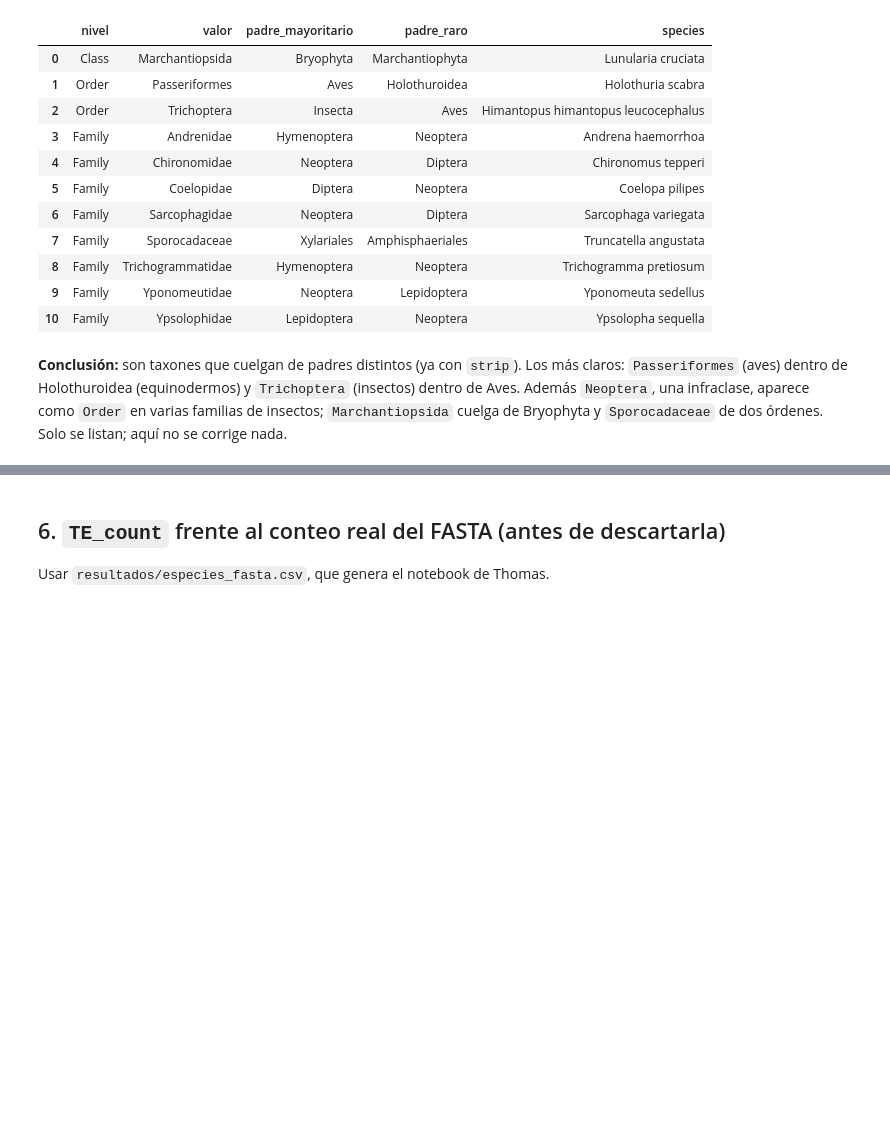
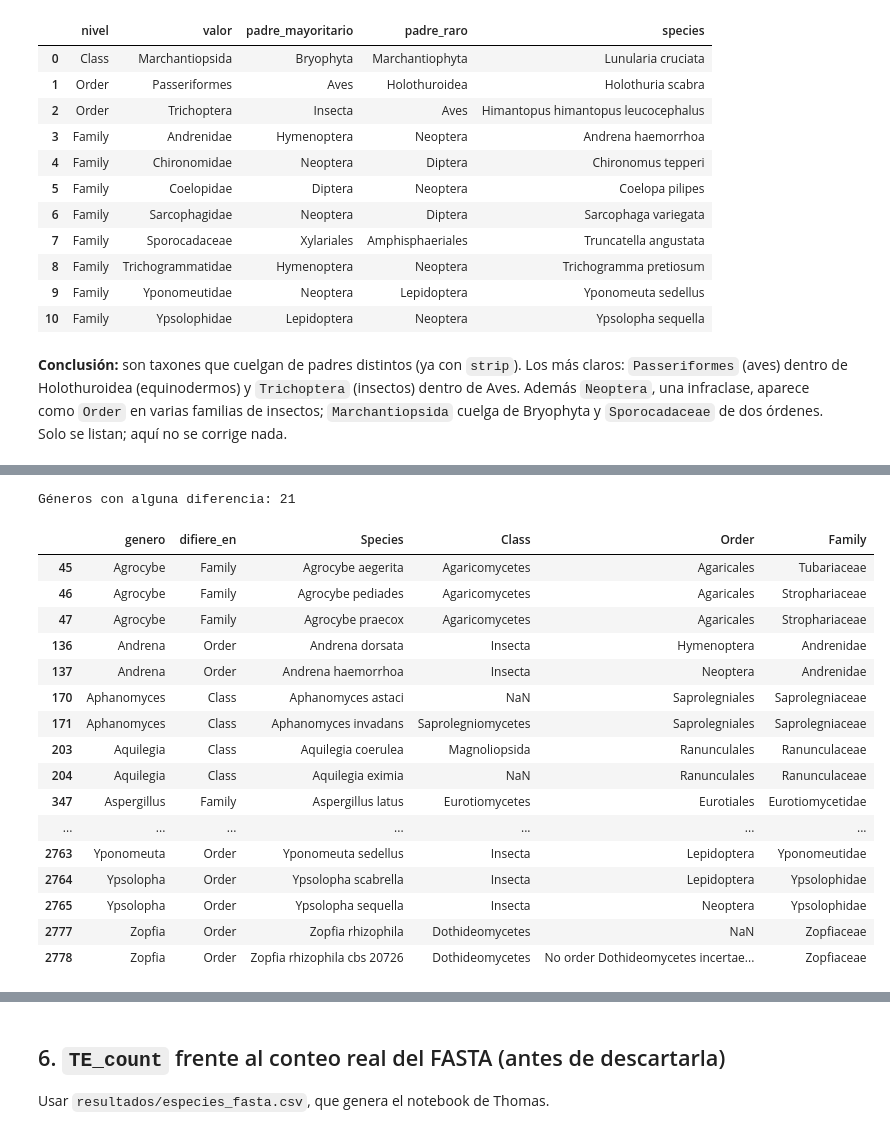
Before and after one commit to ThomasToro/transposable-elements-db, a Jupyter notebook: notebooks/00_exploracion_csv.ipynb, the cells around one changed output, grey strips where cells are left out. Saved outputs shown, nothing was run; the diff lists cells and outputs as text; code cells hidden in the pictures; blank space fills up the shorter version.

```diff
--- a/notebooks/00_exploracion_csv.ipynb
+++ b/notebooks/00_exploracion_csv.ipynb
@@ -251,0 +256,33 @@ sospechosas
+# %%
+NIVELES = ["Class", "Order", "Family"]
+tax["genero"] = tax["Species"].str.split().str[0]
+casos = []
+for genero, grupo in tax.groupby("genero"):
+    distintos = [c for c in NIVELES if grupo[c].fillna("∅").nunique() > 1]
+    if distintos:
+        casos.append(grupo.assign(difiere_en=", ".join(distintos))[["genero", "difiere_en", "Species"] + NIVELES])
+por_genero = pd.concat(casos)
+# Aspergillus tiene 186 especies: se muestran solo las del género que se apartan de la mayoría
+moda = por_genero.groupby("genero")[NIVELES].transform(lambda s: s.fillna("∅").mode()[0])
+por_genero = por_genero[(por_genero[NIVELES].fillna("∅") != moda).any(axis=1) | (por_genero.groupby("genero")["Species"].transform("size") <= 6)]
+print("Géneros con alguna diferencia:", por_genero["genero"].nunique())
+por_genero
+# %% [output]
+Géneros con alguna diferencia: 21
+|  | genero | difiere_en | Species | Class | Order | Family |
+| 45 | Agrocybe | Family | Agrocybe aegerita | Agaricomycetes | Agaricales | Tubariaceae |
+| 46 | Agrocybe | Family | Agrocybe pediades | Agaricomycetes | Agaricales | Strophariaceae |
+| 47 | Agrocybe | Family | Agrocybe praecox | Agaricomycetes | Agaricales | Strophariaceae |
+| 136 | Andrena | Order | Andrena dorsata | Insecta | Hymenoptera | Andrenidae |
+| 137 | Andrena | Order | Andrena haemorrhoa | Insecta | Neoptera | Andrenidae |
+| 170 | Aphanomyces | Class | Aphanomyces astaci | NaN | Saprolegniales | Saprolegniaceae |
+| 171 | Aphanomyces | Class | Aphanomyces invadans | Saprolegniomycetes | Saprolegniales | Saprolegniaceae |
+| 203 | Aquilegia | Class | Aquilegia coerulea | Magnoliopsida | Ranunculales | Ranunculaceae |
+| 204 | Aquilegia | Class | Aquilegia eximia | NaN | Ranunculales | Ranunculaceae |
+| 347 | Aspergillus | Family | Aspergillus latus | Eurotiomycetes | Eurotiales | Eurotiomycetidae |
+| ... | ... | ... | ... | ... | ... | ... |
+| 2763 | Yponomeuta | Order | Yponomeuta sedellus | Insecta | Lepidoptera | Yponomeutidae |
+| 2764 | Ypsolopha | Order | Ypsolopha scabrella | Insecta | Lepidoptera | Ypsolophidae |
+| 2765 | Ypsolopha | Order | Ypsolopha sequella | Insecta | Neoptera | Ypsolophidae |
+| 2777 | Zopfia | Order | Zopfia rhizophila | Dothideomycetes | NaN | Zopfiaceae |
+| 2778 | Zopfia | Order | Zopfia rhizophila cbs 20726 | Dothideomycetes | No order Dothideomycetes incertae... | Zopfiaceae |
```
Also changed, not shown: parts of 4 cells of this notebook, 4 other files.
